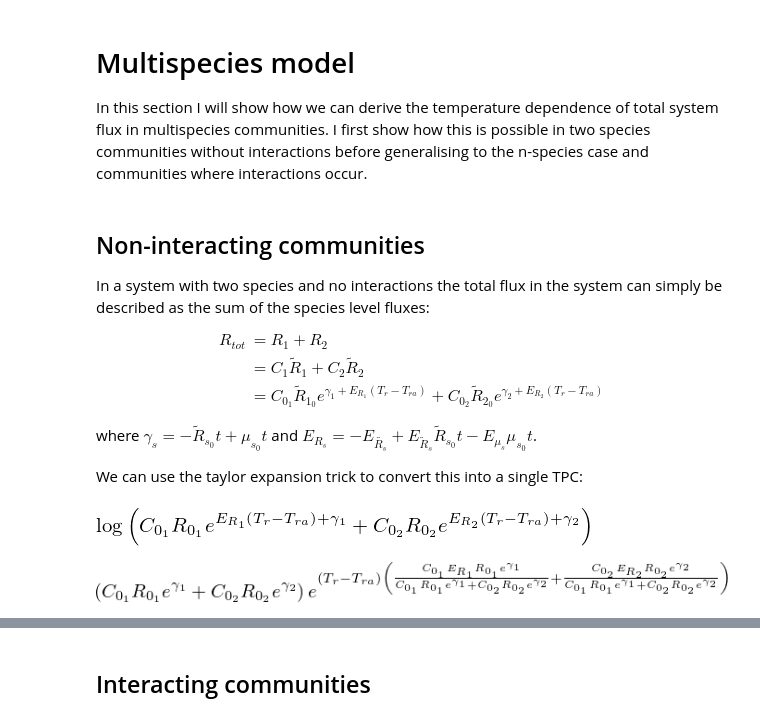
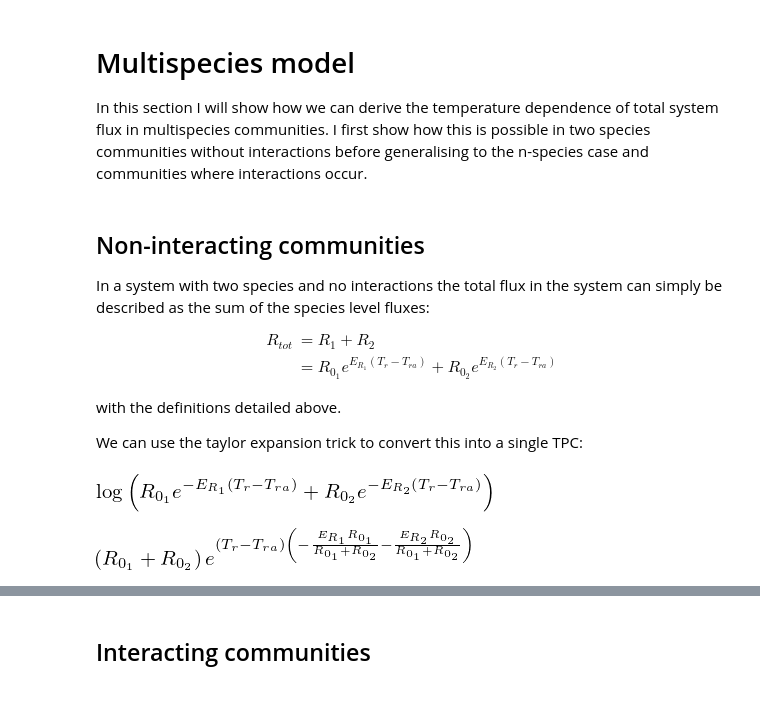
Before and after one commit to CleggTom/Bacteria_EcoFunc, a Jupyter notebook: notebooks/Models_main.ipynb, the cells around one changed output, grey strips where cells are left out. Drawn from its saved outputs; the diff is of its cells as text; code cells hidden in the pictures.

```diff
--- a/notebooks/Models_main.ipynb
+++ b/notebooks/Models_main.ipynb
@@ -171,34 +377,32 @@ In a system with two species and no interactions the total flux in the system ca
 
 \begin{align}
         R_{tot} &= R_1 + R_2 \\
-                &= C_1 \tilde{R}_1 + C_2 \tilde{R}_2 \\
-                &= C_{0_1} \tilde{R}_{1_0} e^{ \gamma_1 + E_{R_1}(T_r - T_{ra})} +
-                   C_{0_2} \tilde{R}_{2_0} e^{ \gamma_2 + E_{R_2}(T_r - T_{ra})}
+                &= R_{0_1} e^{E_{R_1}(T_r - T_{ra})} + R_{0_2} e^{E_{R_2}(T_r - T_{ra})}
 \end{align}
 
-where $\gamma_s = -\tilde{R}_{s_0} t + \mu_{s_0} t$ and $E_{R_s} = -E_\tilde{R_s} + E_{\tilde{R}_s} \tilde{R}_{s_0} t - E_{\mu_s} \mu_{s_0} t$.
+with the definitions detailed above.
 
 We can use the taylor expansion trick to convert this into a single TPC:
 # %%
 C_01,C_02,R_01,R_02 = var("C_{0_1},C_{0_2},R_{0_1},R_{0_2}")
 T_r,T_ra = var("T_r,T_ra")
 
 u_01,u_02 = var("\mu_{0_1},\mu_{0_2}")
 E_R1, E_R2, E_u1, E_u2 = var("E_{R_1}, E_{R_2}, E_{u_1}, E_{u_2}")
 
 g1,g2 = var("\gamma_1,\gamma_2")
 
 E_R_1 , E_R_2 = var("E_{R_1},E_{R_2}")
 
-R1 = C_01 * R_01 * exp(g1 + E_R_1*(T_r-T_ra))
-R2 = C_02 * R_02 * exp(g2 + E_R_2*(T_r-T_ra))
+R1 = R_01 * exp(-E_R_1*(T_r-T_ra))
+R2 = R_02 * exp(-E_R_2*(T_r-T_ra))
 
 
 R_tot = R1 + R2
 log(R_tot)
 # %% [output]
-[figure, old version]
+[figure, new version]
 # %%
 exp((log(R_tot).series(T_r,T_ra,2).removeO()))
 # %% [output]
-[figure, old version]
+[figure, new version]
```
Also changed, not shown: parts of 58 cells of this notebook, 14 other files.
